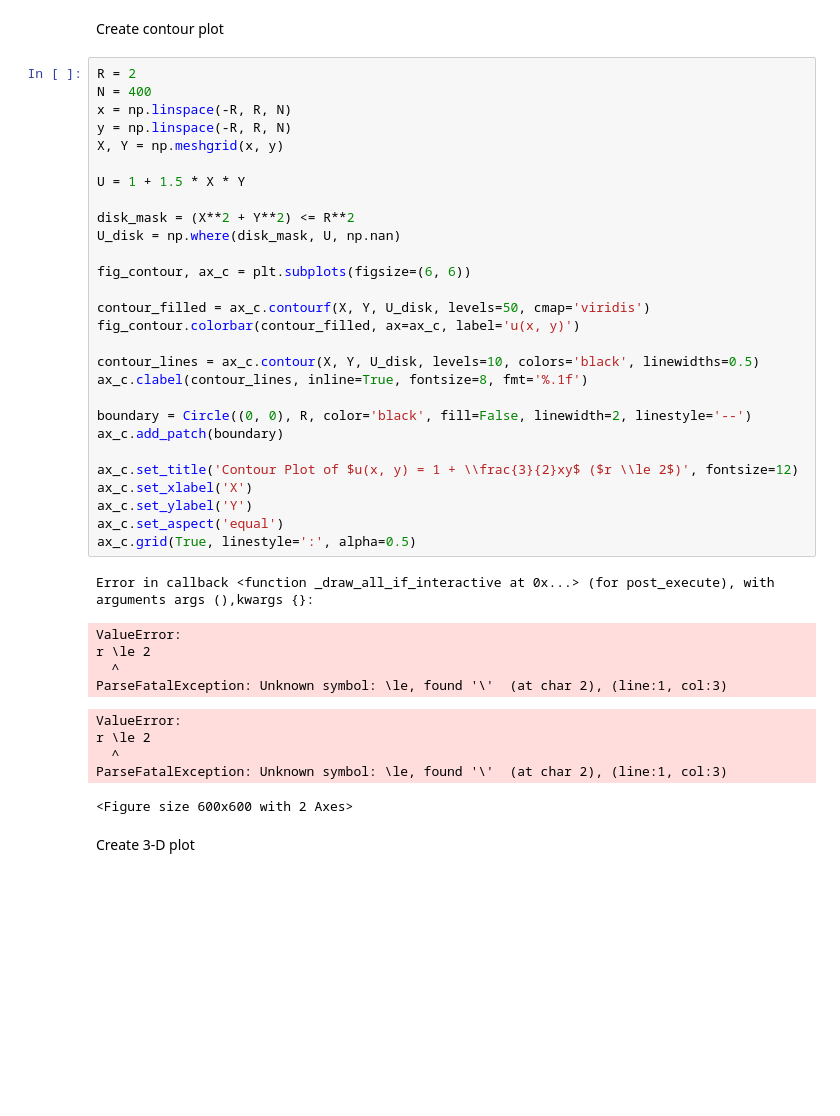
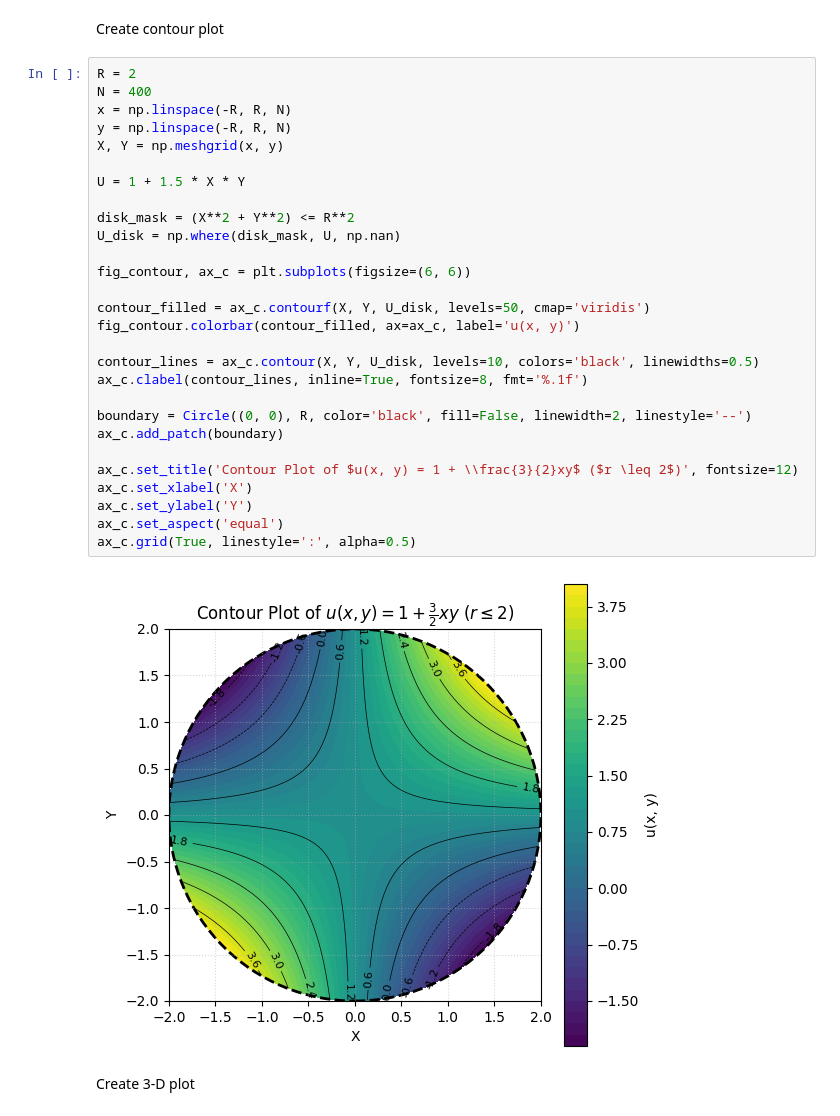
Before and after one commit to maxmartin40/MATH-5440-Code, a Jupyter notebook: Homework4.ipynb, the cells around one changed output. Cells and saved outputs as stored; diff of their text form; blank space fills up the shorter version.

Commit message:
Fix typo error in title of contour plot

```diff
--- a/Homework4.ipynb
+++ b/Homework4.ipynb
@@ -9,42 +9,33 @@ Create contour plot
 # %%
 R = 2
 N = 400
 x = np.linspace(-R, R, N)
 y = np.linspace(-R, R, N)
 X, Y = np.meshgrid(x, y)
 
 U = 1 + 1.5 * X * Y
 
 disk_mask = (X**2 + Y**2) <= R**2
 U_disk = np.where(disk_mask, U, np.nan)
 
 fig_contour, ax_c = plt.subplots(figsize=(6, 6))
 
 contour_filled = ax_c.contourf(X, Y, U_disk, levels=50, cmap='viridis')
 fig_contour.colorbar(contour_filled, ax=ax_c, label='u(x, y)')
 
 contour_lines = ax_c.contour(X, Y, U_disk, levels=10, colors='black', linewidths=0.5)
 ax_c.clabel(contour_lines, inline=True, fontsize=8, fmt='%.1f')
 
 boundary = Circle((0, 0), R, color='black', fill=False, linewidth=2, linestyle='--')
 ax_c.add_patch(boundary)
 
-ax_c.set_title('Contour Plot of $u(x, y) = 1 + \\frac{3}{2}xy$ ($r \\le 2$)', fontsize=12)
+ax_c.set_title('Contour Plot of $u(x, y) = 1 + \\frac{3}{2}xy$ ($r \leq 2$)', fontsize=12)
 ax_c.set_xlabel('X')
 ax_c.set_ylabel('Y')
 ax_c.set_aspect('equal')
 ax_c.grid(True, linestyle=':', alpha=0.5)
 # %% [output]
-Error in callback <function _draw_all_if_interactive at 0x...> (for post_execute), with arguments args (),kwargs {}:
-ValueError:
-r \le 2
-  ^
-ParseFatalException: Unknown symbol: \le, found '\'  (at char 2), (line:1, col:3)
-ValueError:
-r \le 2
-  ^
-ParseFatalException: Unknown symbol: \le, found '\'  (at char 2), (line:1, col:3)
-<Figure size 600x600 with 2 Axes>
+[figure, added]
 # %% [markdown]
 Create 3-D plot
 # %%
```
